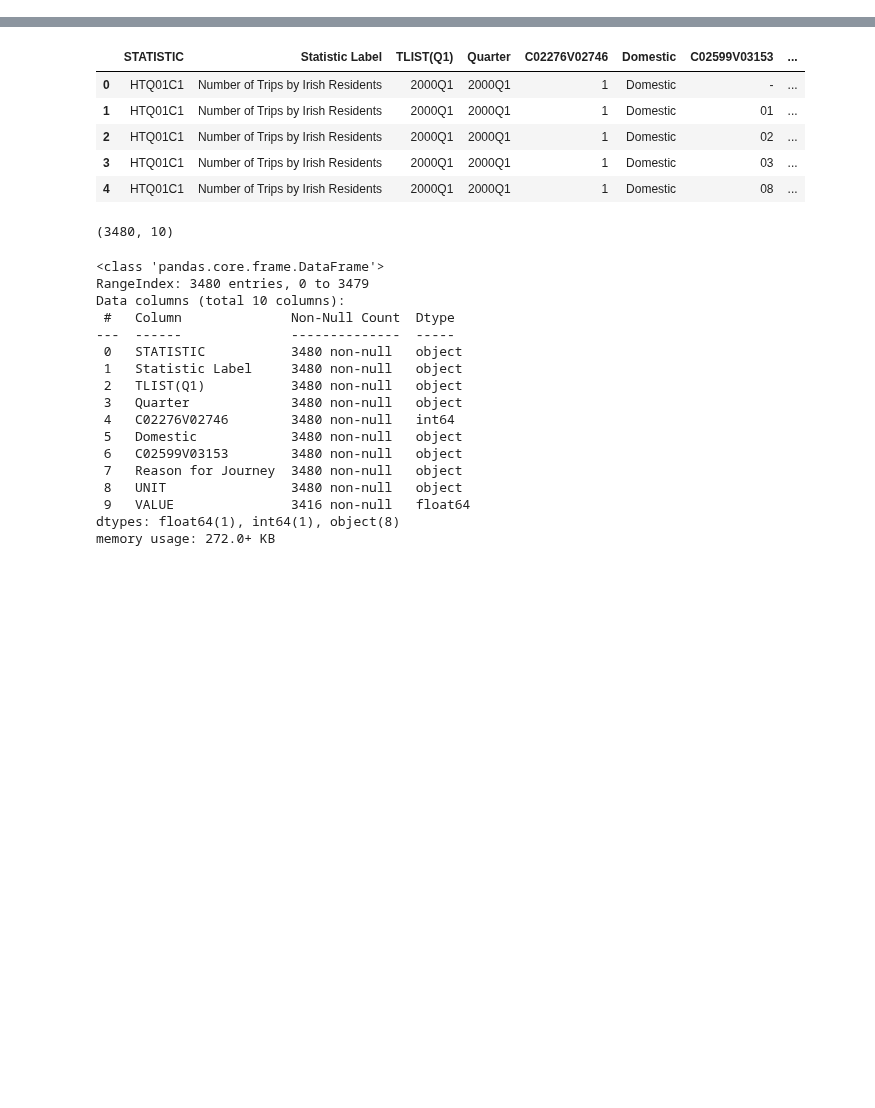
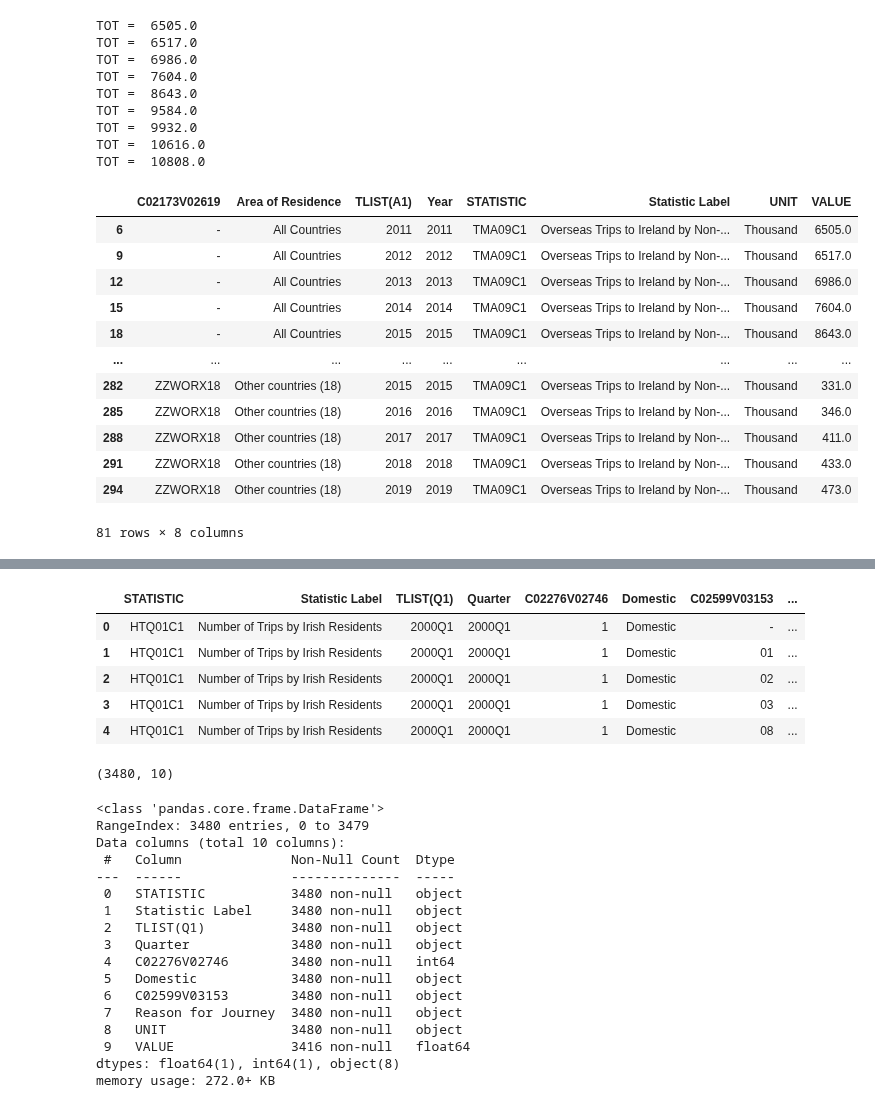
Before and after one commit to sba21725/MSC_DA_CA1, a Jupyter notebook: 01 Data Preparation.ipynb, the cells around one changed output, grey strips where cells are left out. Cells and saved outputs as stored; diff of their text form; code cells hidden in the pictures; blank space fills up the shorter version.

```diff
--- a/01 Data Preparation.ipynb
+++ b/01 Data Preparation.ipynb
@@ -85,0 +73,68 @@ This part of the Jupyter Notebook will be used as a Terminal to quickly visualiz
+# %%
+# NAME CONVENTION csoStatCode_bla bla bla
+
+def htq01():
+    return cso_df("htq01")
+
+def htq17():
+    return cso_df("htq17")
+
+def tma09():
+    return cso_df("tma09")
+
+def tma09C1_frequencies():
+    df = cso_df("tma09")
+
+    df = df[df["Statistic Label"]=="Overseas Trips to Ireland by Non-Residents"]
+
+    # 2009 and 2010 there are missing values.
+    # Remove lines and restrict research to 2011-2019
+    df = df[df["Year"]>=2011]
+
+    for year in range(2011, 2020):
+        tot = ((df[df["Area of Residence"]=="All Countries"])[df["Year"]==year])["VALUE"].iloc[0]
+        df["Freq"] = df[df["Year"]==year]
+    #df["Freq"] = df["VALUE"].map
+
+    return df
+
+def tma09_value():
+    df = cso_df("tma09")
+
+    #df = df.loc[:,"VALUE"]
+    df = df["VALUE"]
+
+    return df
+
+
+
+#df = tma09C1_frequencies()
+#df["Statistic Label"].value_counts()
+#df.head()
+
+#df.to_excel("tma09.xlsx")
+
+tma09C1_frequencies()
+# %% [output]
+TOT =  6505.0
+TOT =  6517.0
+TOT =  6986.0
+TOT =  7604.0
+TOT =  8643.0
+TOT =  9584.0
+TOT =  9932.0
+TOT =  10616.0
+TOT =  10808.0
+|  | C02173V02619 | Area of Residence | TLIST(A1) | Year | STATISTIC | Statistic Label | UNIT | VALUE |
+| 6 | - | All Countries | 2011 | 2011 | TMA09C1 | Overseas Trips to Ireland by Non-... | Thousand | 6505.0 |
+| 9 | - | All Countries | 2012 | 2012 | TMA09C1 | Overseas Trips to Ireland by Non-... | Thousand | 6517.0 |
+| 12 | - | All Countries | 2013 | 2013 | TMA09C1 | Overseas Trips to Ireland by Non-... | Thousand | 6986.0 |
+| 15 | - | All Countries | 2014 | 2014 | TMA09C1 | Overseas Trips to Ireland by Non-... | Thousand | 7604.0 |
+| 18 | - | All Countries | 2015 | 2015 | TMA09C1 | Overseas Trips to Ireland by Non-... | Thousand | 8643.0 |
+| ... | ... | ... | ... | ... | ... | ... | ... | ... |
+| 282 | ZZWORX18 | Other countries (18) | 2015 | 2015 | TMA09C1 | Overseas Trips to Ireland by Non-... | Thousand | 331.0 |
+| 285 | ZZWORX18 | Other countries (18) | 2016 | 2016 | TMA09C1 | Overseas Trips to Ireland by Non-... | Thousand | 346.0 |
+| 288 | ZZWORX18 | Other countries (18) | 2017 | 2017 | TMA09C1 | Overseas Trips to Ireland by Non-... | Thousand | 411.0 |
+| 291 | ZZWORX18 | Other countries (18) | 2018 | 2018 | TMA09C1 | Overseas Trips to Ireland by Non-... | Thousand | 433.0 |
+| 294 | ZZWORX18 | Other countries (18) | 2019 | 2019 | TMA09C1 | Overseas Trips to Ireland by Non-... | Thousand | 473.0 |
+81 rows × 8 columns
```
Also changed, not shown: parts of 40 cells of this notebook, 4 other files.
